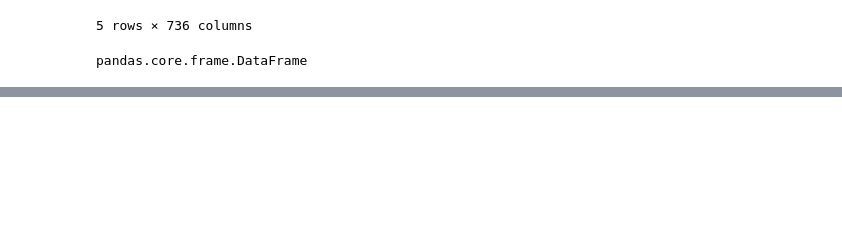
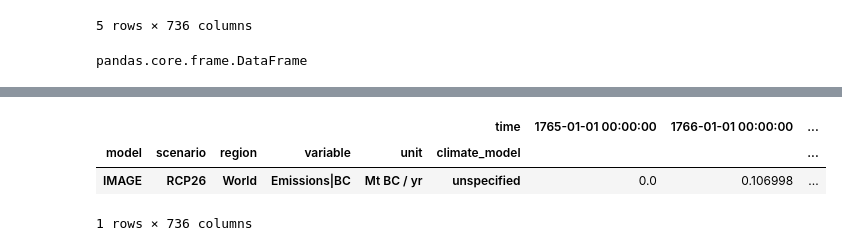
Before and after one commit to openscm/openscm, a Jupyter notebook: notebooks/scmdataframe.ipynb, the cells around one changed output, grey strips where cells are left out. Saved outputs shown, nothing was run; the diff lists cells and outputs as text; code cells hidden in the pictures; blank space fills up the shorter version.

```diff
--- a/notebooks/scmdataframe.ipynb
+++ b/notebooks/scmdataframe.ipynb
@@ -51,0 +58,7 @@ pandas.core.frame.DataFrame
+# %%
+rcp26.filter(variable="Emissions|BC").timeseries()
+# %% [output]
+|  |  |  |  |  | time | 1765-01-01 00:00:00 | 1766-01-01 00:00:00 | ... |
+| model | scenario | region | variable | unit | climate_model |  |  | ... |
+| IMAGE | RCP26 | World | Emissions|BC | Mt BC / yr | unspecified | 0.0 | 0.106998 | ... |
+1 rows × 736 columns
```
Also changed, not shown: parts of 13 cells of this notebook, 1 other file.
